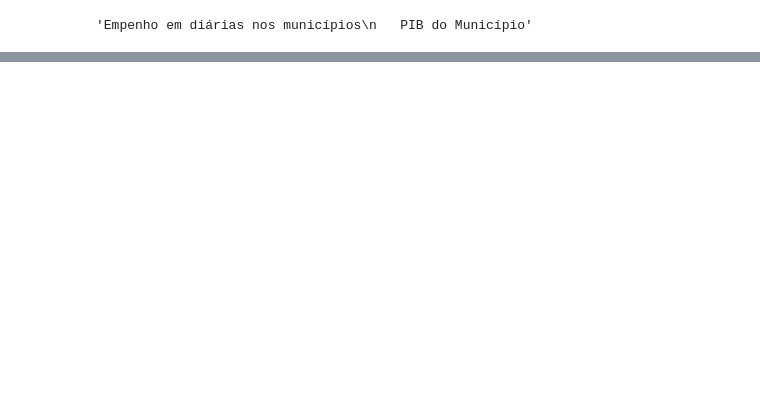
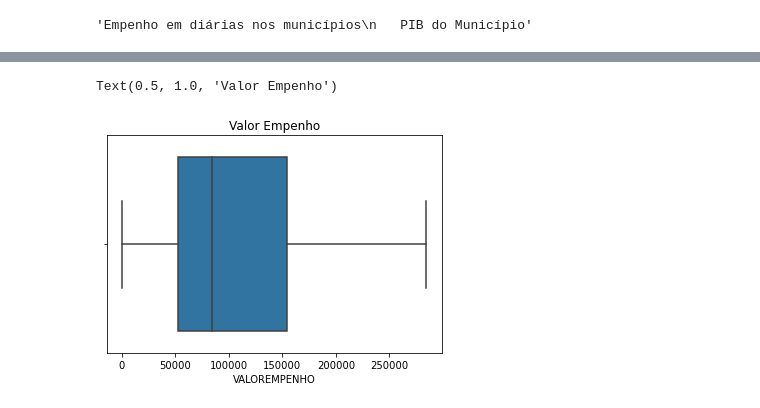
Before and after one commit to flp1993/Data_Science, a Jupyter notebook: Env_DS/13. Graficos, Visualização e DashBoards/9. Faça você mesmo.ipynb, the cells around one changed output, grey strips where cells are left out. Saved outputs shown, nothing was run; the diff lists cells and outputs as text; code cells hidden in the pictures; blank space fills up the shorter version.

```diff
--- a/Env_DS/13. Graficos, Visualização e DashBoards/9. Faça você mesmo.ipynb
+++ b/Env_DS/13. Graficos, Visualização e DashBoards/9. Faça você mesmo.ipynb
@@ -20,0 +64,5 @@ dados.head()
+# %%
+srn.boxplot(dados.VALOREMPENHO, showfliers = False).set_title('Valor Empenho')
+# %% [output]
+Text(0.5, 1.0, 'Valor Empenho')
+[figure, added]
```
Also changed, not shown: parts of 10 cells of this notebook, 2 other files.
